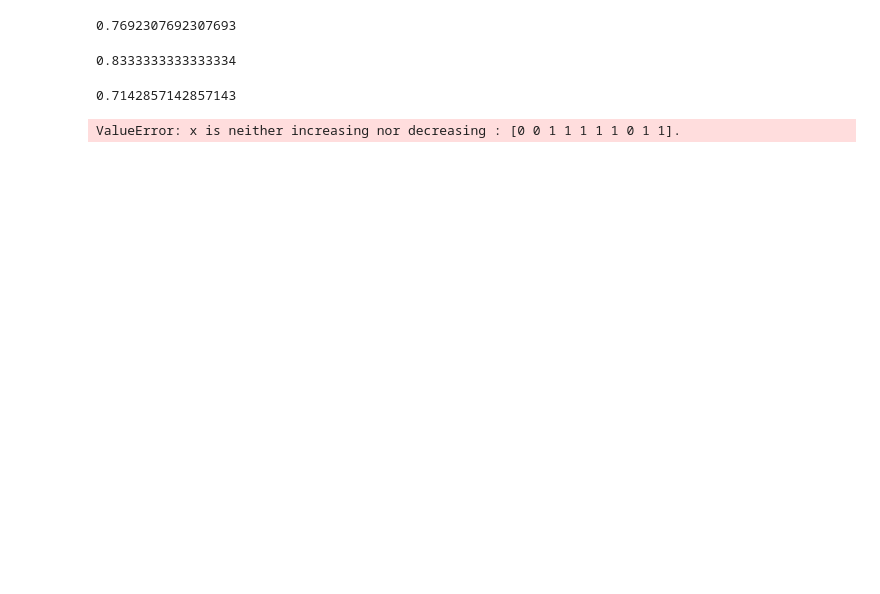
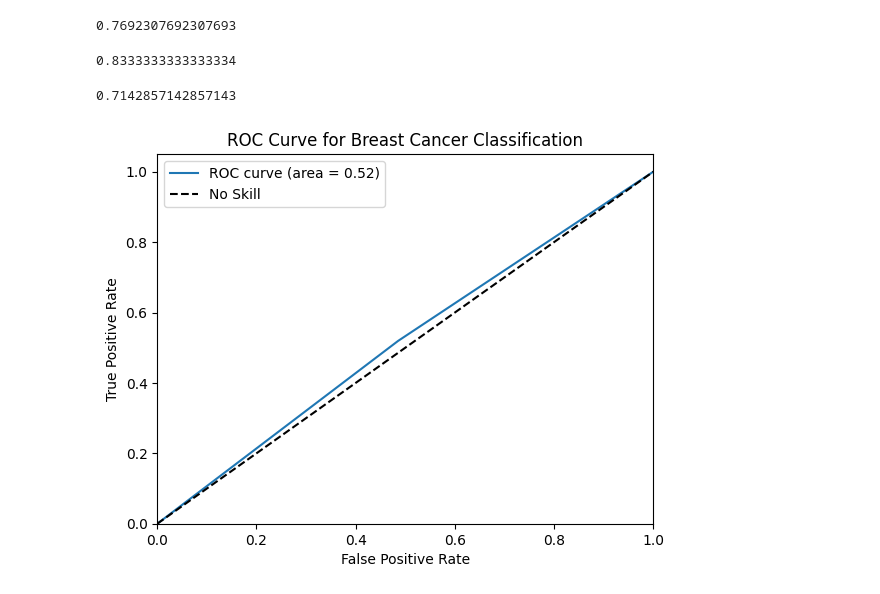
Before and after one commit to wozniakw2002/BSc-thesis, a Jupyter notebook: Notebooks/DataLoaderTest.ipynb, the cells around one changed output. Drawn from its saved outputs; the diff is of its cells as text; code cells hidden in the pictures; blank space fills up the shorter version.

```diff
--- a/Notebooks/DataLoaderTest.ipynb
+++ b/Notebooks/DataLoaderTest.ipynb
@@ -218,7 +221,10 @@ Statistics.preccision(Y, Y_pred)
 Statistics.recall(Y, Y_pred)
 # %% [output]
 0.7142857142857143
+# %%
+Y = np.random.randint(0,2,1000)
+Y_pred = (Y + np.random.randint(0,2,1000)) % 2
 # %%
-Statistics.auc(Y,Y_pred)
+Statistics.roc_curve(Y,Y_pred)
 # %% [output]
-ValueError: x is neither increasing nor decreasing : [0 0 1 1 1 1 1 0 1 1].
+[figure, added]
```
Also changed, not shown: parts of 2 cells of this notebook, 2 other files.
